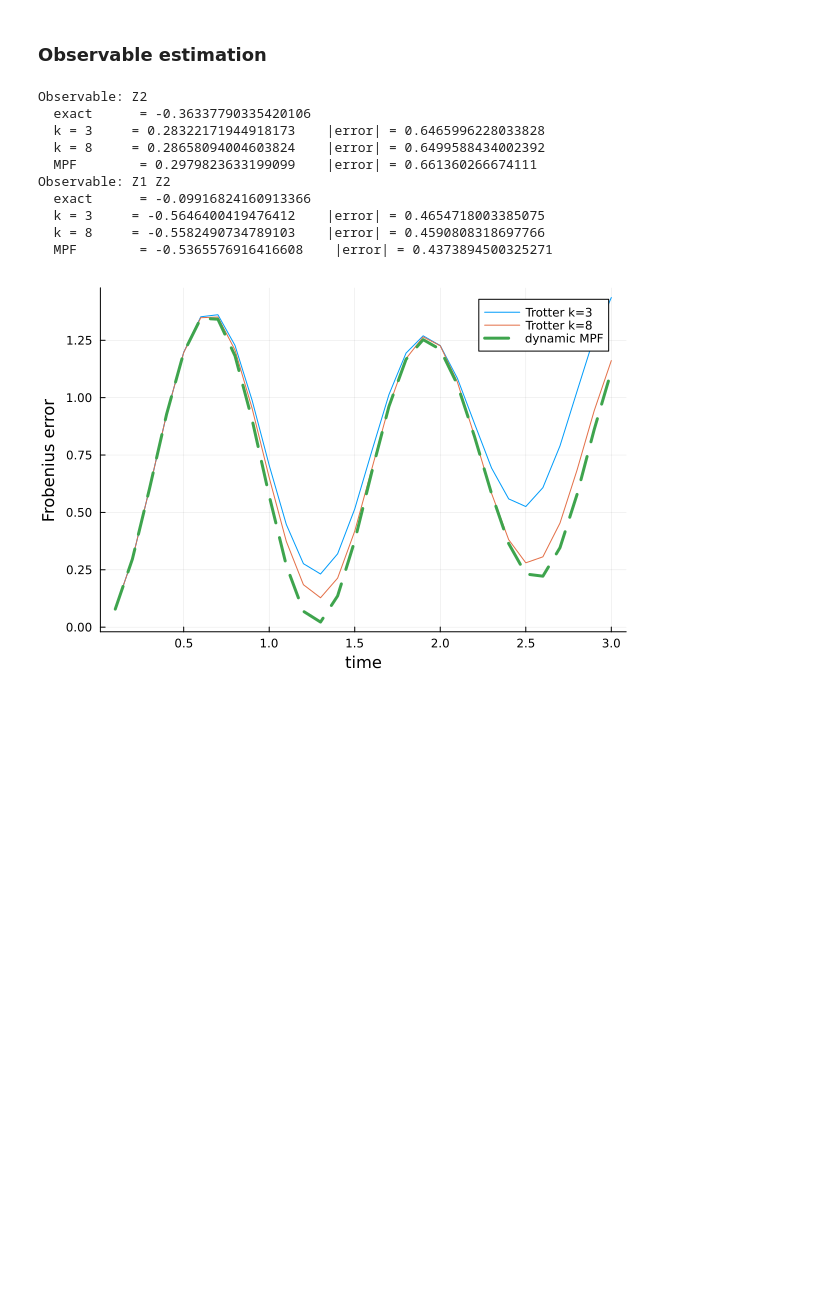
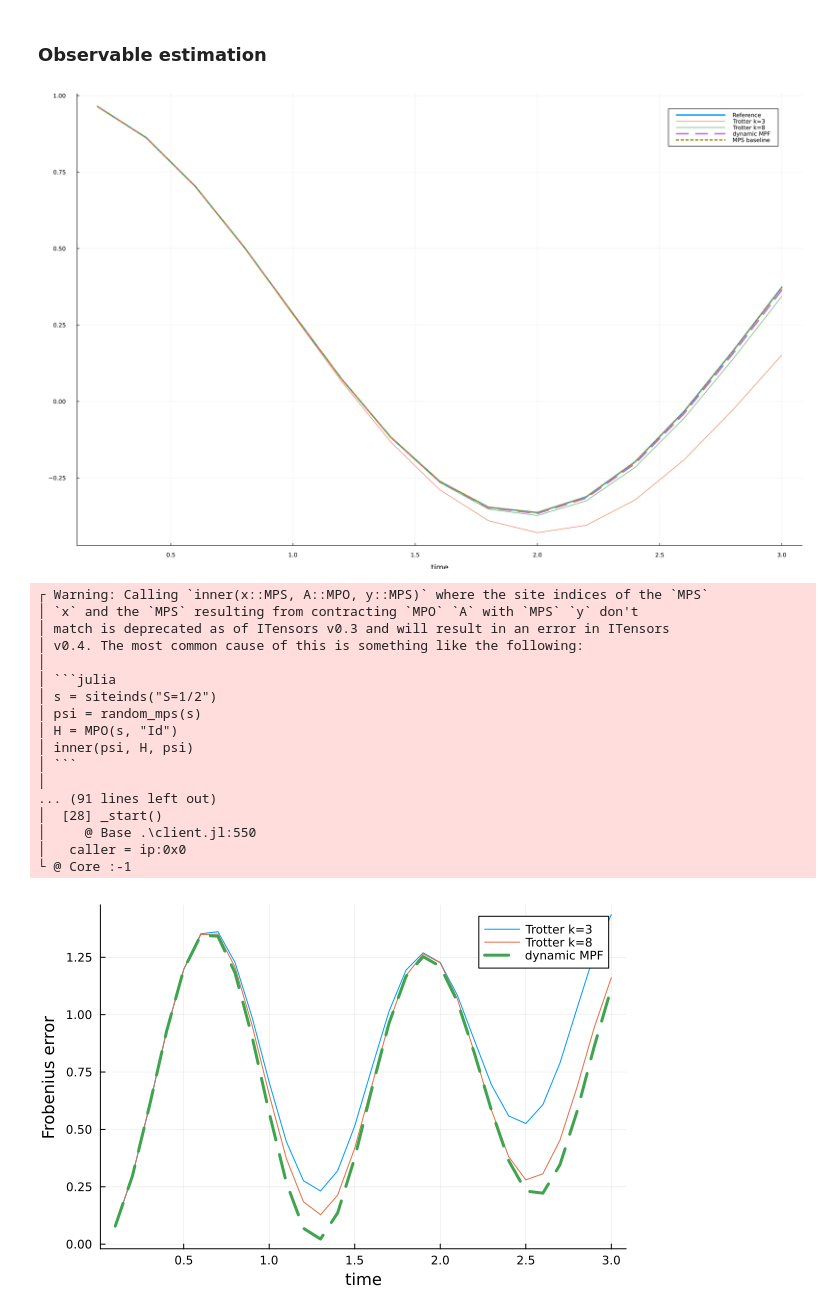
Before and after one commit to bentirher/dmpf_dissipation, a Jupyter notebook: checking_MOC.ipynb, the cells around one changed output. Drawn from its saved outputs; the diff is of its cells as text; code cells hidden in the pictures; blank space fills up the shorter version.

````diff
--- a/checking_MOC.ipynb
+++ b/checking_MOC.ipynb
@@ -142,29 +179,53 @@ L_direct_MPO      = [0.8580048376941495, 0.9816351291840676]
 ### Observable estimation
 # %%
 include("observable_estimation.jl")
+include("plot_figures.jl")
 
-bitstring = "101"
-coeffs = res.coeffs
+obs_data = observable_data_vs_time(
+    n, J, 0.2:0.2:3.0, k, k_ref_opt, k_ref_eval, sites, initial_state;
+    obs_type=:Z,
+    i=2,
 
-O1 = observable_Z(n, 2)      # Z on middle site
-O2 = observable_ZZ(n, 1)     # Z1 Z2
+    cutoff_opt=cutoff_opt,
+    maxdim_opt=maxdim_opt,
+    order_ref_opt=order_ref_opt,
+    order=order,
 
-obs1 = compare_observable_dense(n, J, t, k, coeffs, bitstring, O1)
-obs2 = compare_observable_dense(n, J, t, k, coeffs, bitstring, O2)
+    cutoff_eval=cutoff_eval,
+    maxdim_eval=maxdim_eval,
+    order_ref_eval=order_ref_eval,
+    k_ref_eval_obs=k_ref_eval,
 
-print_observable_report("Z2", obs1, k)
-print_observable_report("Z1 Z2", obs2, k)
+    cutoff_mps=cutoff_mps,
+    maxdim_mps=maxdim_mps,
+    order_mps=order_mps,
+    k_mps=k_mps,
+
+    cutoff_trot_obs=cutoff_eval,
+    maxdim_trot_obs=maxdim_eval,
+)
+
+plt = plot_observable_vs_time(obs_data, k; ylabel="⟨Z₂⟩")
+display(plt)
 # %% [output]
+[figure, added]
-Observable: Z2
-  exact      = -0.36337790335420106
-  k = 3     = 0.28322171944918173    |error| = 0.6465996228033828
-  k = 8     = 0.28658094004603824    |error| = 0.6499588434002392
-  MPF        = 0.2979823633199099    |error| = 0.661360266674111
-Observable: Z1 Z2
-  exact      = -0.09916824160913366
-  k = 3     = -0.5646400419476412    |error| = 0.4654718003385075
-  k = 8     = -0.5582490734789103    |error| = 0.4590808318697766
-  MPF        = -0.5365576916416608    |error| = 0.4373894500325271
+┌ Warning: Calling `inner(x::MPS, A::MPO, y::MPS)` where the site indices of the `MPS`
+│ `x` and the `MPS` resulting from contracting `MPO` `A` with `MPS` `y` don't
+│ match is deprecated as of ITensors v0.3 and will result in an error in ITensors
+│ v0.4. The most common cause of this is something like the following:
+│
+│ ```julia
+│ s = siteinds("S=1/2")
+│ psi = random_mps(s)
+│ H = MPO(s, "Id")
+│ inner(psi, H, psi)
+│ ```
+│
+... (91 lines left out)
+│  [28] _start()
+│     @ Base .\client.jl:550
+│   caller = ip:0x0
+└ @ Core :-1
 # %%
 include("error_estimation.jl")
 times = 0.1:0.1:3.0
````
Also changed, not shown: parts of 3 cells of this notebook.
